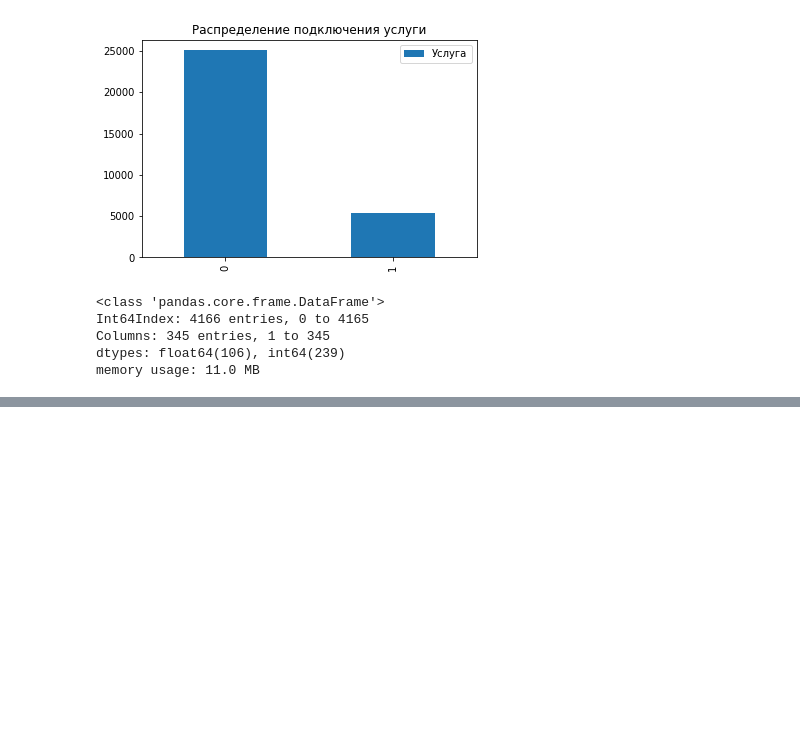
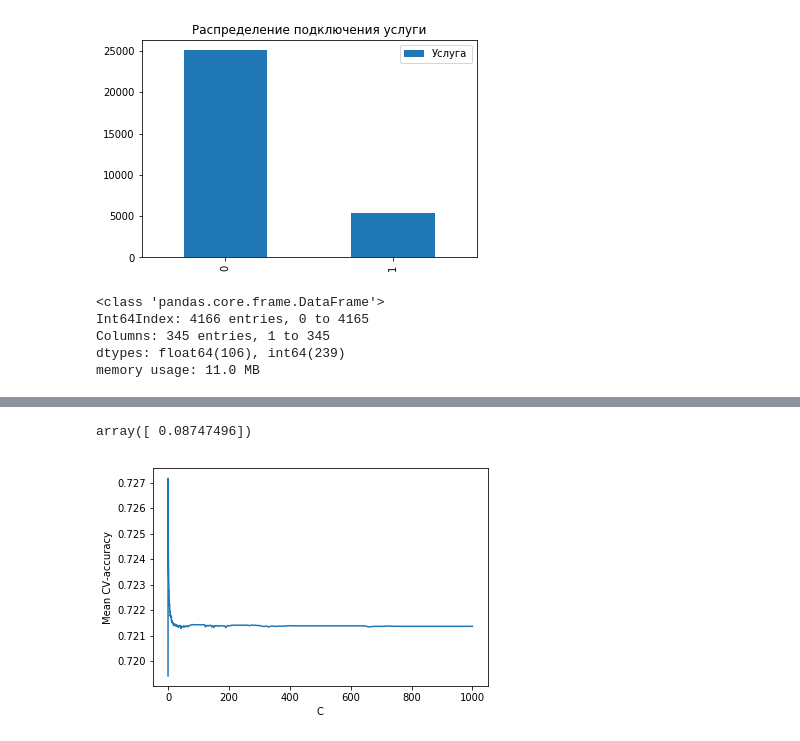
Before and after one commit to kanashov/Modulbank-AI-Hack-MSK, a Jupyter notebook: 1 Begin.ipynb, the cells around one changed output, grey strips where cells are left out. Drawn from its saved outputs; the diff is of its cells as text; code cells hidden in the pictures; blank space fills up the shorter version.

```diff
--- a/1 Begin.ipynb
+++ b/1 Begin.ipynb
@@ -72,0 +284,6 @@ memory usage: 11.0 MB
+# %%
+forest = RandomForestClassifier(n_estimators=100, n_jobs=-1, random_state=seed)
+forest_params = {'max_depth': [10,20,30,40,50],'max_features': [345]}
+cv = StratifiedKFold(n_splits=5, shuffle=True, random_state=seed)
+forest_grid = GridSearchCV(forest, forest_params, scoring = 'roc_auc', cv=cv, n_jobs=-1, verbose=True)
+forest_grid.fit(X_train, y_train)
@@ -72,0 +317,5 @@ memory usage: 11.0 MB
+# %%
+logit = LogisticRegression(n_jobs=-1, random_state=seed)
+# %%
+%%time
+logit.fit(X_train, y_train)
@@ -72,0 +342,5 @@ memory usage: 11.0 MB
+# %%
+C = np.logspace(-2, 3, 500)
+cv = StratifiedKFold(n_splits=5, shuffle=True, random_state=seed)
+logit_grid = LogisticRegressionCV(Cs=C, cv=cv, scoring = 'roc_auc', verbose=True, n_jobs=-1)
+logit_grid.fit(X_train, y_train)
@@ -72,0 +357,10 @@ memory usage: 11.0 MB
+# %%
+logit_grid.C_
+# %% [output]
+array([ 0.08747496])
+# %%
+plt.plot(C, np.mean(logit_grid.scores_[1], axis=0))
+plt.xlabel('C')
+plt.ylabel('Mean CV-accuracy');
+# %% [output]
+[figure, added]
```
Also changed, not shown: parts of 55 cells of this notebook.
